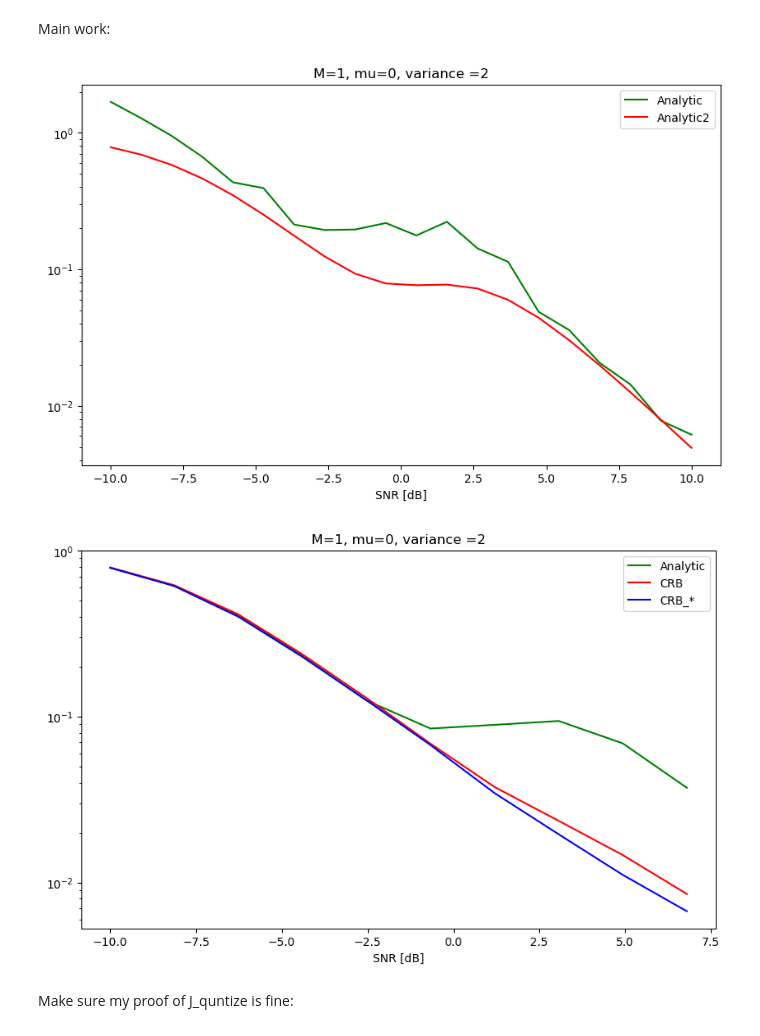
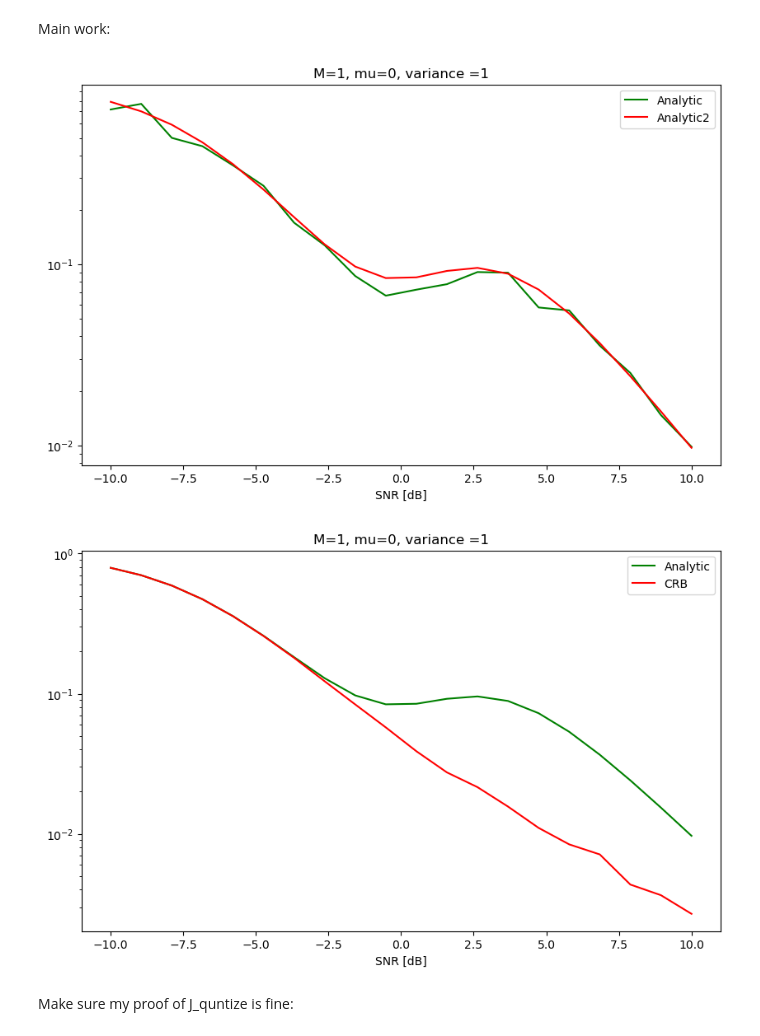
Before and after one commit to mazyaniv/Channel_Estimation, a Jupyter notebook: yaniv.ipynb, the cells around one changed output. Cells and saved outputs as stored; diff of their text form; code cells hidden in the pictures.

```diff
--- a/yaniv.ipynb
+++ b/yaniv.ipynb
@@ -21,10 +21,10 @@ mu = 0
 rho_q = 1
 rho_a = 1
 ########Teta
-sigma_teta = 1#(1/math.sqrt(2))
+sigma_teta = (1/math.sqrt(2))
 real_teta = np.random.normal(mu, sigma_teta,M)
 im_teta = np.random.normal(mu, sigma_teta,M)
-teta = real_teta #+ 1j*im_teta
+teta = real_teta + 1j*im_teta
 teta = teta.reshape(M,1)
 # %%
 def Matrix(na,nq): #new model
@@ -182,7 +182,7 @@ def MSE_biglaw(sigma1,sigma2, n_a, n_q, matrix, observ,thresh_real=0,thresh_im=0
     return LA.norm(cov_matrix, "fro")
 # %%
 sim = 100
-na = 2
+na = 1
 nq = 40
 sigma_space_new = np.logspace(-1,1,20)
 matrix_const = Matrix(na,nq)
@@ -201,7 +201,7 @@ plt.xlabel("SNR [dB]")
 plt.legend()
 plt.show()
 # %% [output]
-[figure, old version]
+[figure, new version]
 # %%
 def CRB(sigma1,sigma2, n_a,n_q,matrix, quantize=1,observ=sim,thresh_real=0,thresh_im=0):
     teta_samp = samp_teta(observ)
@@ -226,8 +226,8 @@ def CRB(sigma1,sigma2, n_a,n_q,matrix, quantize=1,observ=sim,thresh_real=0,thres
     J1 = (1 + (rho_a * n_a / pow(sigma1, 2))) * np.identity(M)
     J = J1 + J2
 
-    my_vector = [((2*pow(sigma1,2)*pow(sigma2,2))+(2*rho_a*n_a*pow(sigma2,2))+n_q*rho_q*d[i]*pow(sigma1,2))*G_normal[i].reshape(M,1).conjugate()*G_normal[i].reshape(M,1).transpose() for  i in range(len(d))]
-    J_sum = np.sum(my_vector,axis=0)*(1/(2*pow(sigma2, 2)*pow(sigma1,2)))
+    # my_vector = [((2*pow(sigma1,2)*pow(sigma2,2))+(2*rho_a*n_a*pow(sigma2,2))+n_q*rho_q*d[i]*pow(sigma1,2))*G_normal[i].reshape(M,1).conjugate()*G_normal[i].reshape(M,1).transpose() for  i in range(len(d))]
+    #J_sum = np.sum(my_vector,axis=0)*(1/(2*pow(sigma2, 2)*pow(sigma1,2)))
     # my_vector = [(((2 * pow(sigma2, 2))) /((2*pow(sigma1,2)*pow(sigma2,2))+(2*rho_a*n_a*pow(sigma2,2))+n_q*rho_q*d[i]*pow(sigma1,2)))*G_normal[i].reshape(M,1).conjugate()*G_normal[i].reshape(M,1).transpose() for  i in range(len(d))]
     # Bound_sum = np.sum(my_vector,axis=0) #Harder to compute
     return LA.norm((LA.inv(J)).real,"fro")#LA.norm((LA.inv(J_sum)).real,"fro"), , LA.norm((LA.inv(J1)).real,"fro"), LA.norm((LA.inv(J2+np.identity(M))).real,"fro")
@@ -311,26 +311,27 @@ def Mixed(sigma1,sigma2, n_a,n_q,matrix,observ=sim,thresh_real=0,thresh_im=0):
 # %%
+s,h = 0.00001,1
 sim = 100
 na = 1
 nq = 40
 s,h = 0.81,0.01
 epsilon = pow(10,-1)
-sigma_space_new = np.logspace(-0.68,1,10)
+sigma_space_new = np.logspace(-1, 1, 20)
 matrix_const = Matrix(na,nq)
 L_Estimator_analytic1 = [MSE_zertothresh_analytic(sigma_space_new[i],sigma_space_new[i], na,nq) for i in range(len(sigma_space_new))]
 CRB1 = [CRB(sigma_space_new[i],sigma_space_new[i],na,nq,matrix_const) for i in range(len(sigma_space_new))]
-CRB_pp1 = [Mixed(sigma_space_new[i],sigma_space_new[i],na,nq,matrix_const) for i in range(len(sigma_space_new))]
+#CRB_pp1 = [Mixed(sigma_space_new[i],sigma_space_new[i],na,nq,matrix_const,s,h) for i in range(len(sigma_space_new))]
 ######################
 fig = plt.figure(figsize=(10, 6))
 plt.plot(10*np.log10(1/sigma_space_new), L_Estimator_analytic1, color = "green", label = "Analytic")
 plt.plot(10*np.log10(1/sigma_space_new), CRB1, color = "red", label = "CRB")
-plt.plot(10*np.log10(1/sigma_space_new), CRB_pp1, color = "blue", label = "CRB_*")
+#plt.plot(10*np.log10(1/sigma_space_new), CRB_pp1, color = "blue", label = "CRB_*")
 plt.title("M={}, mu={}, variance ={}".format(M,mu,round(2*pow(sigma_teta,2))))
 plt.yscale('log')
 plt.xlabel("SNR [dB]")
 plt.legend()
 plt.show()
 # %% [output]
-[figure, old version]
+[figure, new version]
 # %% [markdown]
 Make sure my proof of J_quntize is fine:
 # %%
```
Also changed, not shown: parts of 8 cells of this notebook.
